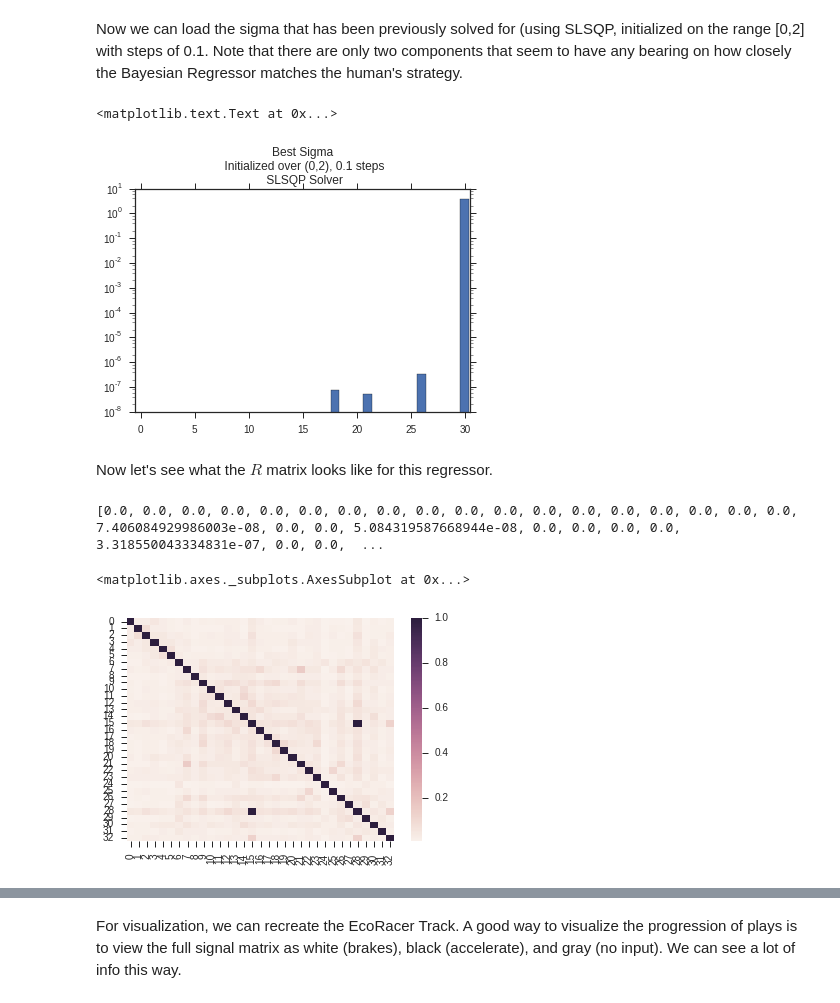
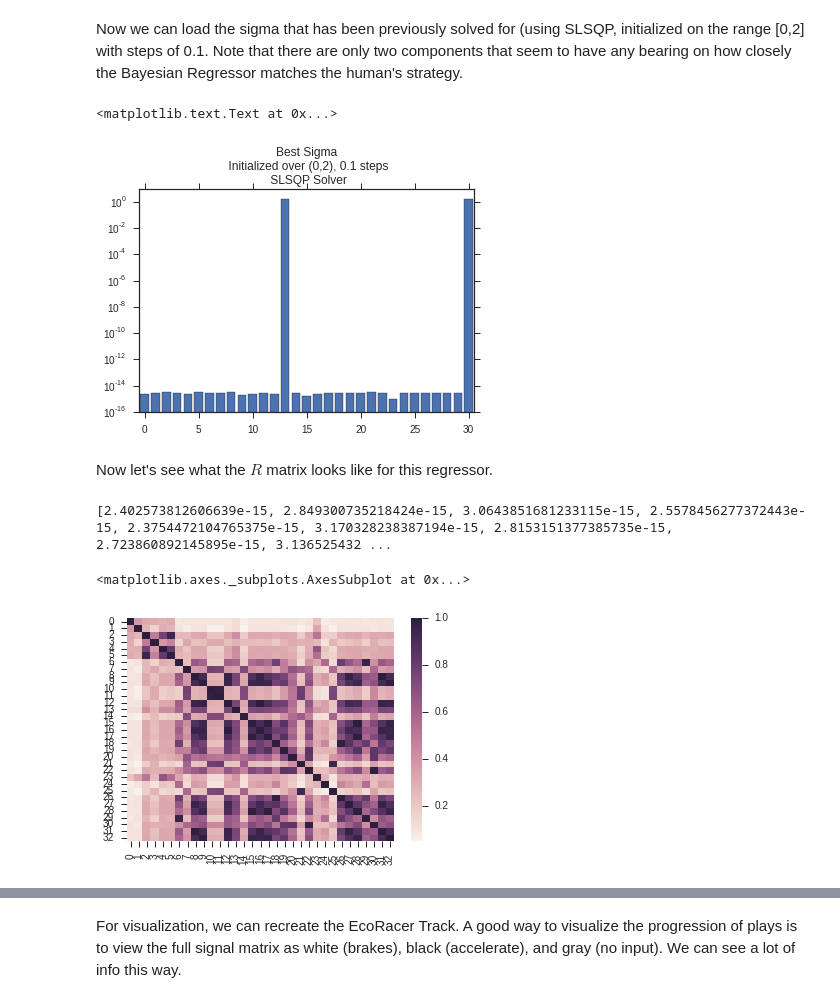
Before and after one commit to DesignInformaticsLab/EcoRacer2016, a Jupyter notebook: Player2/Player2_Example.ipynb, the cells around one changed output, grey strips where cells are left out. Cells and saved outputs as stored; diff of their text form; code cells hidden in the pictures.

```diff
--- a/Player2/Player2_Example.ipynb
+++ b/Player2/Player2_Example.ipynb
@@ -39,7 +41,7 @@ p1_score=pre.full_tab["rem_nrg"].values[masks[0]]
 # %% [markdown]
 Now we can load the sigma that has been previously solved for (using SLSQP, initialized on the range [0,2] with steps of 0.1. Note that there are only two components that seem to have any bearing on how closely the Bayesian Regressor matches the human's strategy.
 # %%
-file_address = '../p2_slsqp_sigma.json'
+file_address = 'p2_slsqp_sigma.json'
 with open(file_address, 'r') as f:
     # pickle.dump([obj_set, sigma_set], f)
     best_obj, best_sig = json.load( f)
@@ -50,21 +52,21 @@ plt.xlim(-.5,30.5);
 plt.title('Best Sigma\n Initialized over (0,2), 0.1 steps\n SLSQP Solver')
 # %% [output]
 <matplotlib.text.Text at 0x...>
-[figure, old version]
+[figure, new version]
 # %% [markdown]
 Now let's see what the $R$ matrix looks like for this regressor.
 # %%
 unit_sig = np.ones(31)
 
-bestKrig = Kriging(unit_sig)
+bestKrig = Kriging(best_sig)
 bestKrig.fit(X,y)
 
 print best_sig
 sns.heatmap(bestKrig.R)
 # %% [output]
-[0.0, 0.0, 0.0, 0.0, 0.0, 0.0, 0.0, 0.0, 0.0, 0.0, 0.0, 0.0, 0.0, 0.0, 0.0, 0.0, 0.0, 0.0, 7.406084929986003e-08, 0.0, 0.0, 5.084319587668944e-08, 0.0, 0.0, 0.0, 0.0, 3.318550043334831e-07, 0.0, 0.0,  ...
+[2.402573812606639e-15, 2.849300735218424e-15, 3.0643851681233115e-15, 2.5578456277372443e-15, 2.3754472104765375e-15, 3.170328238387194e-15, 2.8153151377385735e-15, 2.723860892145895e-15, 3.136525432 ...
 <matplotlib.axes._subplots.AxesSubplot at 0x...>
-[figure, old version]
+[figure, new version]
 # %%
 fig, host = plt.subplots(figsize=(15,5))
 
```
Also changed, not shown: parts of 9 cells of this notebook, 11 other files.
